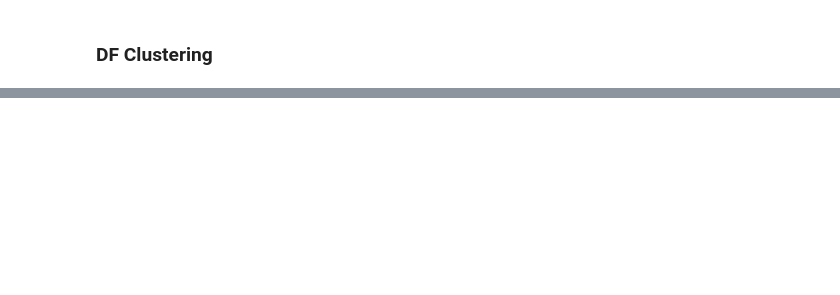
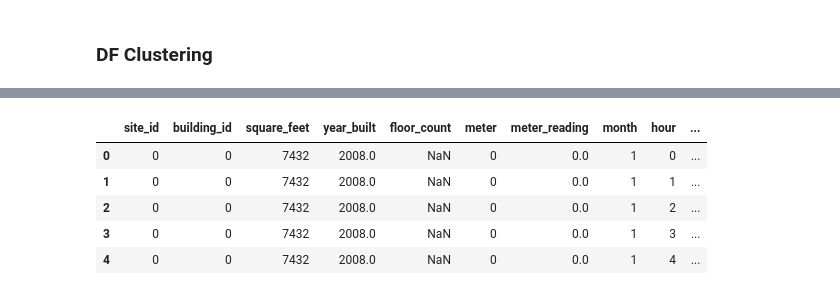
Before and after one commit to jcanque777/ASHRAEenergyprediction, a Jupyter notebook: KNN.ipynb, the cells around one changed output, grey strips where cells are left out. Saved outputs shown, nothing was run; the diff lists cells and outputs as text; code cells hidden in the pictures; blank space fills up the shorter version.

```diff
--- a/KNN.ipynb
+++ b/KNN.ipynb
@@ -202,0 +231,9 @@ plt.scatter(df_features['square_feet'], df_features['mean_meter'], c=df['buildin
+# %%
+model_df.head()
+# %% [output]
+|  | site_id | building_id | square_feet | year_built | floor_count | meter | meter_reading | month | hour | ... |
+| 0 | 0 | 0 | 7432 | 2008.0 | NaN | 0 | 0.0 | 1 | 0 | ... |
+| 1 | 0 | 0 | 7432 | 2008.0 | NaN | 0 | 0.0 | 1 | 1 | ... |
+| 2 | 0 | 0 | 7432 | 2008.0 | NaN | 0 | 0.0 | 1 | 2 | ... |
+| 3 | 0 | 0 | 7432 | 2008.0 | NaN | 0 | 0.0 | 1 | 3 | ... |
+| 4 | 0 | 0 | 7432 | 2008.0 | NaN | 0 | 0.0 | 1 | 4 | ... |
```
Also changed, not shown: parts of 44 cells of this notebook.
